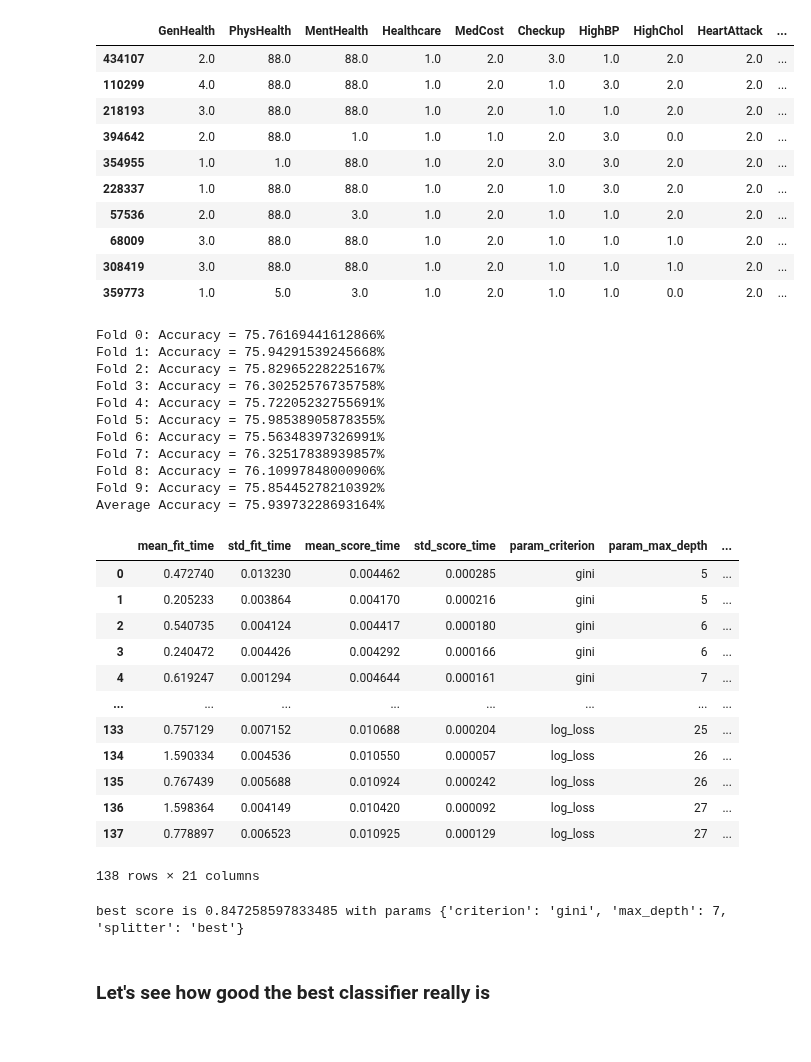
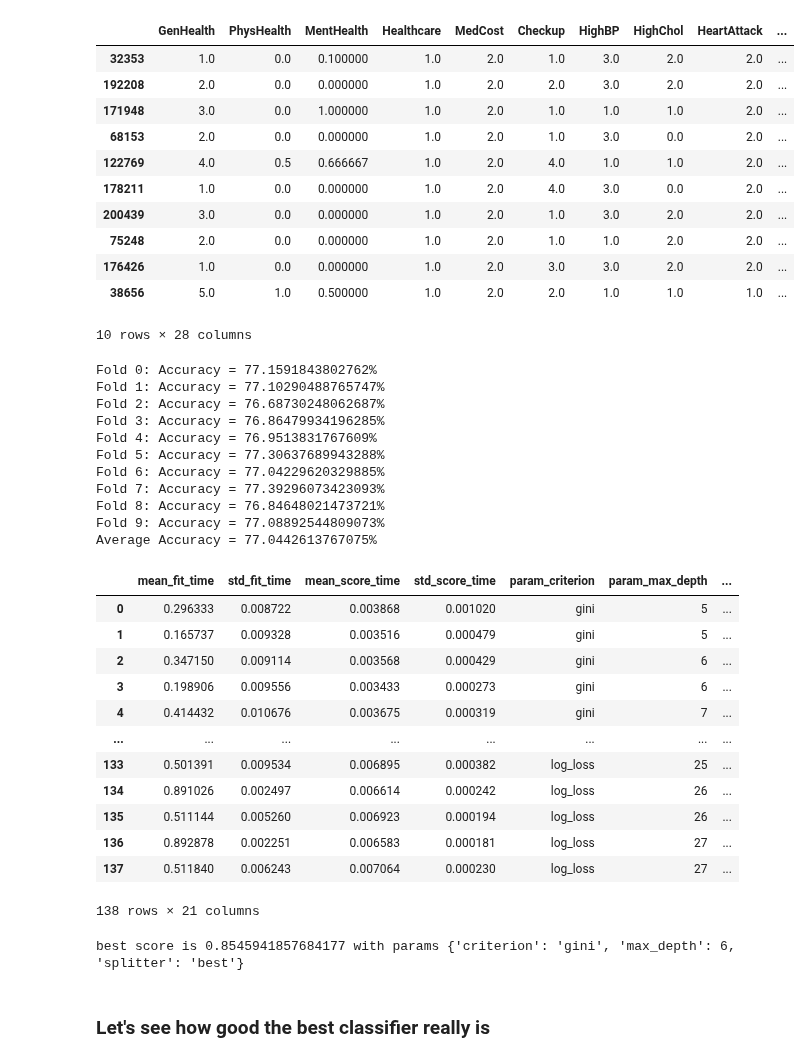
Before and after one commit to medplot/data-mining-project, a Jupyter notebook: jupyter_notebooks/decision_tree.ipynb, the cells around one changed output. Saved outputs shown, nothing was run; the diff lists cells and outputs as text; code cells hidden in the pictures.

Commit message:
Test decision tree with undersampling

```diff
--- a/jupyter_notebooks/decision_tree.ipynb
+++ b/jupyter_notebooks/decision_tree.ipynb
@@ -29,21 +12,22 @@ import pandas as pd
 import warnings
 warnings.filterwarnings('ignore')
 # %%
-data_train, data_test, target_train, target_test = get_preprocessed_brfss_train_test_split()
+data_train, data_test, target_train, target_test = get_preprocessed_brfss_dataset_label_encoded_train_test_split()
 cross_validation = StratifiedKFold(n_splits=10, shuffle=True, random_state=1)
 data_train.head(10)
 # %% [output]
 |  | GenHealth | PhysHealth | MentHealth | Healthcare | MedCost | Checkup | HighBP | HighChol | HeartAttack | ... |
-| 434107 | 2.0 | 88.0 | 88.0 | 1.0 | 2.0 | 3.0 | 1.0 | 2.0 | 2.0 | ... |
-| 110299 | 4.0 | 88.0 | 88.0 | 1.0 | 2.0 | 1.0 | 3.0 | 2.0 | 2.0 | ... |
-| 218193 | 3.0 | 88.0 | 88.0 | 1.0 | 2.0 | 1.0 | 1.0 | 2.0 | 2.0 | ... |
-| 394642 | 2.0 | 88.0 | 1.0 | 1.0 | 1.0 | 2.0 | 3.0 | 0.0 | 2.0 | ... |
-| 354955 | 1.0 | 1.0 | 88.0 | 1.0 | 2.0 | 3.0 | 3.0 | 2.0 | 2.0 | ... |
-| 228337 | 1.0 | 88.0 | 88.0 | 1.0 | 2.0 | 1.0 | 3.0 | 2.0 | 2.0 | ... |
-| 57536 | 2.0 | 88.0 | 3.0 | 1.0 | 2.0 | 1.0 | 1.0 | 2.0 | 2.0 | ... |
-| 68009 | 3.0 | 88.0 | 88.0 | 1.0 | 2.0 | 1.0 | 1.0 | 1.0 | 2.0 | ... |
-| 308419 | 3.0 | 88.0 | 88.0 | 1.0 | 2.0 | 1.0 | 1.0 | 1.0 | 2.0 | ... |
-| 359773 | 1.0 | 5.0 | 3.0 | 1.0 | 2.0 | 1.0 | 1.0 | 0.0 | 2.0 | ... |
+| 32353 | 1.0 | 0.0 | 0.100000 | 1.0 | 2.0 | 1.0 | 3.0 | 2.0 | 2.0 | ... |
+| 192208 | 2.0 | 0.0 | 0.000000 | 1.0 | 2.0 | 2.0 | 3.0 | 2.0 | 2.0 | ... |
+| 171948 | 3.0 | 0.0 | 1.000000 | 1.0 | 2.0 | 1.0 | 1.0 | 1.0 | 2.0 | ... |
+| 68153 | 2.0 | 0.0 | 0.000000 | 1.0 | 2.0 | 1.0 | 3.0 | 0.0 | 2.0 | ... |
+| 122769 | 4.0 | 0.5 | 0.666667 | 1.0 | 2.0 | 4.0 | 1.0 | 1.0 | 2.0 | ... |
+| 178211 | 1.0 | 0.0 | 0.000000 | 1.0 | 2.0 | 4.0 | 3.0 | 0.0 | 2.0 | ... |
+| 200439 | 3.0 | 0.0 | 0.000000 | 1.0 | 2.0 | 1.0 | 3.0 | 2.0 | 2.0 | ... |
+| 75248 | 2.0 | 0.0 | 0.000000 | 1.0 | 2.0 | 1.0 | 1.0 | 2.0 | 2.0 | ... |
+| 176426 | 1.0 | 0.0 | 0.000000 | 1.0 | 2.0 | 3.0 | 3.0 | 2.0 | 2.0 | ... |
+| 38656 | 5.0 | 1.0 | 0.500000 | 1.0 | 2.0 | 2.0 | 1.0 | 1.0 | 1.0 | ... |
+10 rows × 28 columns
 # %%
 decision_tree_classifier = DecisionTreeClassifier()
 decision_tree_classifier.fit(data_train, target_train)
@@ -55,17 +39,17 @@ for i, acc in enumerate(accuracy):
 
 print("Average Accuracy = {}%".format(accuracy.mean() * 100.0))
 # %% [output]
-Fold 0: Accuracy = 75.76169441612866%
-Fold 1: Accuracy = 75.94291539245668%
-Fold 2: Accuracy = 75.82965228225167%
-Fold 3: Accuracy = 76.30252576735758%
-Fold 4: Accuracy = 75.72205232755691%
-Fold 5: Accuracy = 75.98538905878355%
-Fold 6: Accuracy = 75.56348397326991%
-Fold 7: Accuracy = 76.32517838939857%
-Fold 8: Accuracy = 76.10997848000906%
-Fold 9: Accuracy = 75.85445278210392%
-Average Accuracy = 75.93973228693164%
+Fold 0: Accuracy = 77.1591843802762%
+Fold 1: Accuracy = 77.10290488765747%
+Fold 2: Accuracy = 76.68730248062687%
+Fold 3: Accuracy = 76.86479934196285%
+Fold 4: Accuracy = 76.9513831767609%
+Fold 5: Accuracy = 77.30637689943288%
+Fold 6: Accuracy = 77.04229620329885%
+Fold 7: Accuracy = 77.39296073423093%
+Fold 8: Accuracy = 76.84648021473721%
+Fold 9: Accuracy = 77.08892544809073%
+Average Accuracy = 77.0442613767075%
 # %%
 dot_data = tree.export_graphviz(decision_tree_classifier, out_file=None,
                                 feature_names=data_train.columns,
@@ -91,19 +75,19 @@ display(results)
 print(f"best score is {grid_search_estimator.best_score_} with params {grid_search_estimator.best_params_}")
 # %% [output]
 |  | mean_fit_time | std_fit_time | mean_score_time | std_score_time | param_criterion | param_max_depth | ... |
-| 0 | 0.472740 | 0.013230 | 0.004462 | 0.000285 | gini | 5 | ... |
-| 1 | 0.205233 | 0.003864 | 0.004170 | 0.000216 | gini | 5 | ... |
-| 2 | 0.540735 | 0.004124 | 0.004417 | 0.000180 | gini | 6 | ... |
-| 3 | 0.240472 | 0.004426 | 0.004292 | 0.000166 | gini | 6 | ... |
-| 4 | 0.619247 | 0.001294 | 0.004644 | 0.000161 | gini | 7 | ... |
+| 0 | 0.296333 | 0.008722 | 0.003868 | 0.001020 | gini | 5 | ... |
+| 1 | 0.165737 | 0.009328 | 0.003516 | 0.000479 | gini | 5 | ... |
+| 2 | 0.347150 | 0.009114 | 0.003568 | 0.000429 | gini | 6 | ... |
+| 3 | 0.198906 | 0.009556 | 0.003433 | 0.000273 | gini | 6 | ... |
+| 4 | 0.414432 | 0.010676 | 0.003675 | 0.000319 | gini | 7 | ... |
 | ... | ... | ... | ... | ... | ... | ... | ... |
-| 133 | 0.757129 | 0.007152 | 0.010688 | 0.000204 | log_loss | 25 | ... |
-| 134 | 1.590334 | 0.004536 | 0.010550 | 0.000057 | log_loss | 26 | ... |
-| 135 | 0.767439 | 0.005688 | 0.010924 | 0.000242 | log_loss | 26 | ... |
-| 136 | 1.598364 | 0.004149 | 0.010420 | 0.000092 | log_loss | 27 | ... |
-| 137 | 0.778897 | 0.006523 | 0.010925 | 0.000129 | log_loss | 27 | ... |
+| 133 | 0.501391 | 0.009534 | 0.006895 | 0.000382 | log_loss | 25 | ... |
+| 134 | 0.891026 | 0.002497 | 0.006614 | 0.000242 | log_loss | 26 | ... |
+| 135 | 0.511144 | 0.005260 | 0.006923 | 0.000194 | log_loss | 26 | ... |
+| 136 | 0.892878 | 0.002251 | 0.006583 | 0.000181 | log_loss | 27 | ... |
+| 137 | 0.511840 | 0.006243 | 0.007064 | 0.000230 | log_loss | 27 | ... |
 138 rows × 21 columns
-best score is 0.847258597833485 with params {'criterion': 'gini', 'max_depth': 7, 'splitter': 'best'}
+best score is 0.8545941857684177 with params {'criterion': 'gini', 'max_depth': 6, 'splitter': 'best'}
 # %% [markdown]
 ### Let's see how good the best classifier really is
 # %%
```
Also changed, not shown: parts of 4 cells of this notebook.
